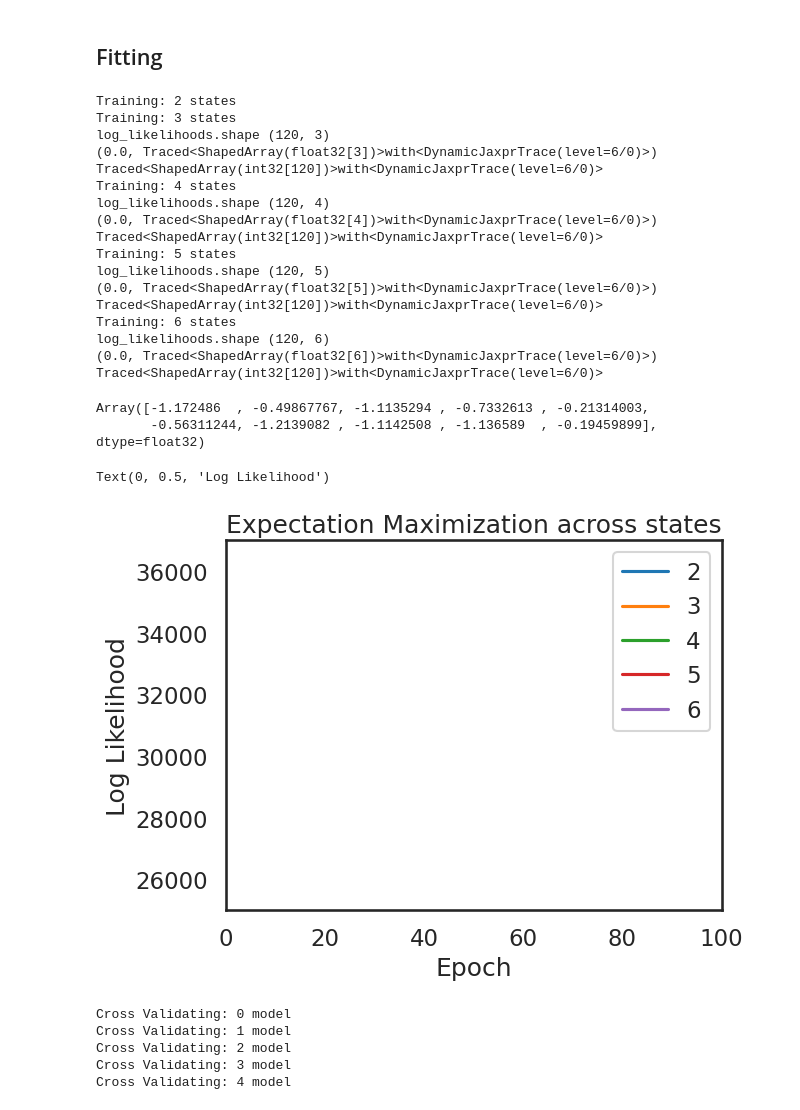
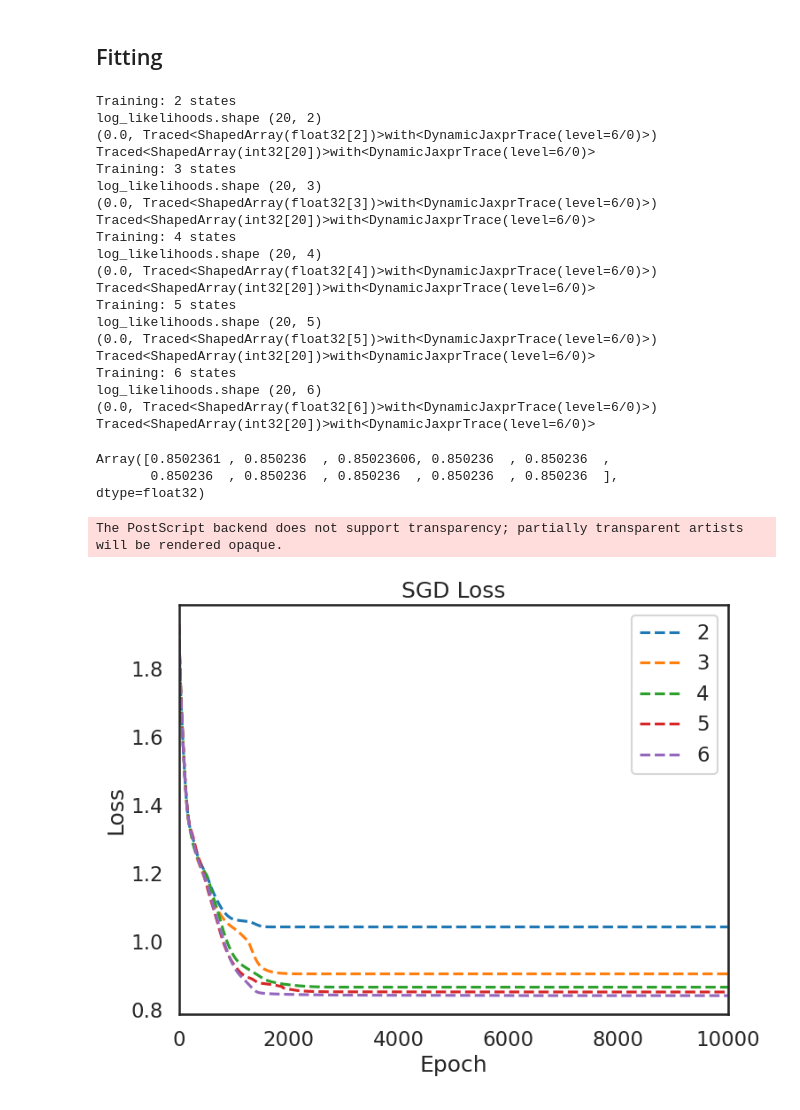
Before and after one commit to NuttidaLab/state_space_analysis, a Jupyter notebook: analysis/model_fitting.ipynb, the cells around one changed output. Saved outputs shown, nothing was run; the diff lists cells and outputs as text; code cells hidden in the pictures.

```diff
--- a/analysis/model_fitting.ipynb
+++ b/analysis/model_fitting.ipynb
@@ -156,7 +182,7 @@ def train_arhmm(num_states, emission_dim, input_dim, train_emissions, train_inpu
 # %%
 all_models, all_params, all_lps = [], [], []
 
-input_dim = 3
+input_dim = 5
 emission_dim = 1
 
 min_state = 2
@@ -176,51 +202,57 @@ for num_states in range(min_state, max_state):
 # Traced<ShapedArray(int32[120])>with<DynamicJaxprTrace(level=6/0)>
 # %% [output]
 Training: 2 states
+log_likelihoods.shape (20, 2)
+(0.0, Traced<ShapedArray(float32[2])>with<DynamicJaxprTrace(level=6/0)>)
+Traced<ShapedArray(int32[20])>with<DynamicJaxprTrace(level=6/0)>
 Training: 3 states
-log_likelihoods.shape (120, 3)
+log_likelihoods.shape (20, 3)
 (0.0, Traced<ShapedArray(float32[3])>with<DynamicJaxprTrace(level=6/0)>)
-Traced<ShapedArray(int32[120])>with<DynamicJaxprTrace(level=6/0)>
+Traced<ShapedArray(int32[20])>with<DynamicJaxprTrace(level=6/0)>
 Training: 4 states
-log_likelihoods.shape (120, 4)
+log_likelihoods.shape (20, 4)
 (0.0, Traced<ShapedArray(float32[4])>with<DynamicJaxprTrace(level=6/0)>)
-Traced<ShapedArray(int32[120])>with<DynamicJaxprTrace(level=6/0)>
+Traced<ShapedArray(int32[20])>with<DynamicJaxprTrace(level=6/0)>
 Training: 5 states
-log_likelihoods.shape (120, 5)
+log_likelihoods.shape (20, 5)
 (0.0, Traced<ShapedArray(float32[5])>with<DynamicJaxprTrace(level=6/0)>)
-Traced<ShapedArray(int32[120])>with<DynamicJaxprTrace(level=6/0)>
+Traced<ShapedArray(int32[20])>with<DynamicJaxprTrace(level=6/0)>
 Training: 6 states
-log_likelihoods.shape (120, 6)
+log_likelihoods.shape (20, 6)
 (0.0, Traced<ShapedArray(float32[6])>with<DynamicJaxprTrace(level=6/0)>)
-Traced<ShapedArray(int32[120])>with<DynamicJaxprTrace(level=6/0)>
+Traced<ShapedArray(int32[20])>with<DynamicJaxprTrace(level=6/0)>
 # %%
-all_lps[2][-10:]
+all_lps[3][-10:]
 # %% [output]
-Array([-1.172486  , -0.49867767, -1.1135294 , -0.7332613 , -0.21314003,
-       -0.56311244, -1.2139082 , -1.1142508 , -1.136589  , -0.19459899],      dtype=float32)
+Array([0.8502361 , 0.850236  , 0.85023606, 0.850236  , 0.850236  ,
+       0.850236  , 0.850236  , 0.850236  , 0.850236  , 0.850236  ],      dtype=float32)
 # %%
 # SGD
 
-# for x in all_lps:
-#     plt.plot(x, "-")
-# plt.legend(range(min_state, max_state))
+plt.figure(figsize=(8, 6))
+
+for x in all_lps:
+    plt.plot(x, "--")
+plt.legend(range(min_state, max_state))
 # plt.ylim(-2, 2)
-# plt.xlim(0, 100)
-# plt.title("SGD Loss")
-# plt.xlabel("Epoch")
-# plt.ylabel("Loss")
+plt.xlim(0, 10000)
+plt.title("SGD Loss")
+plt.xlabel("Epoch")
+plt.ylabel("Loss")
+plt.savefig("sgd_loss.eps", format="eps")
+# %% [output]
+The PostScript backend does not support transparency; partially transparent artists will be rendered opaque.
+[figure, added]
 # %%
-for x in all_lps:
-    plt.plot(x, "-")
-plt.legend(range(min_state, max_state))
-plt.ylim(25000, 37000)
-plt.xlim(0, 100)
+# for x in all_lps:
+#     plt.plot(x, "-")
+# plt.legend(range(min_state, max_state))
+# # plt.ylim(25000, 37000)
+# plt.xlim(0, 200)
 
-plt.title("Expectation Maximization across states")
-plt.xlabel("Epoch")
-plt.ylabel("Log Likelihood")
+# plt.title("Expectation Maximization across states")
+# plt.xlabel("Epoch")
+# plt.ylabel("Log Likelihood")
-# %% [output]
-Text(0, 0.5, 'Log Likelihood')
-[figure, removed]
 # %%
 def cross_validate(all_models, all_params, emissions, inputs):
     cross_valids = []
@@ -234,11 +266,3 @@ def cross_validate(all_models, all_params, emissions, inputs):
         cross_valids.append(state_log_probs)
 
     return np.array(cross_valids)
-# %%
-cross_train = cross_validate(all_models, all_params, train_emissions[::20], train_inputs[::20])
-# %% [output]
-Cross Validating: 0 model
-Cross Validating: 1 model
-Cross Validating: 2 model
-Cross Validating: 3 model
-Cross Validating: 4 model
```
Also changed, not shown: parts of 38 cells of this notebook, 19 other files.
